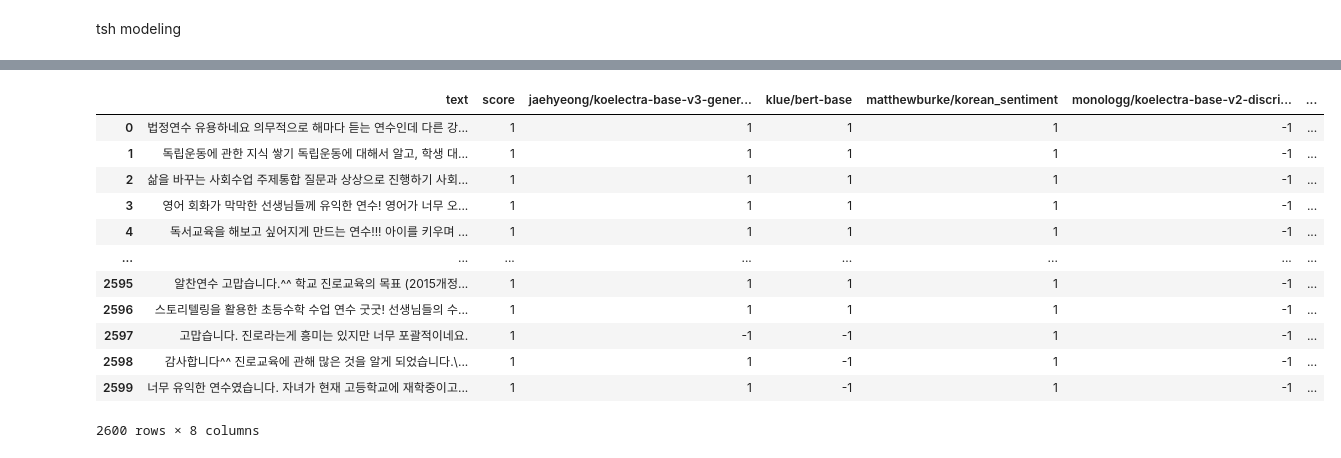
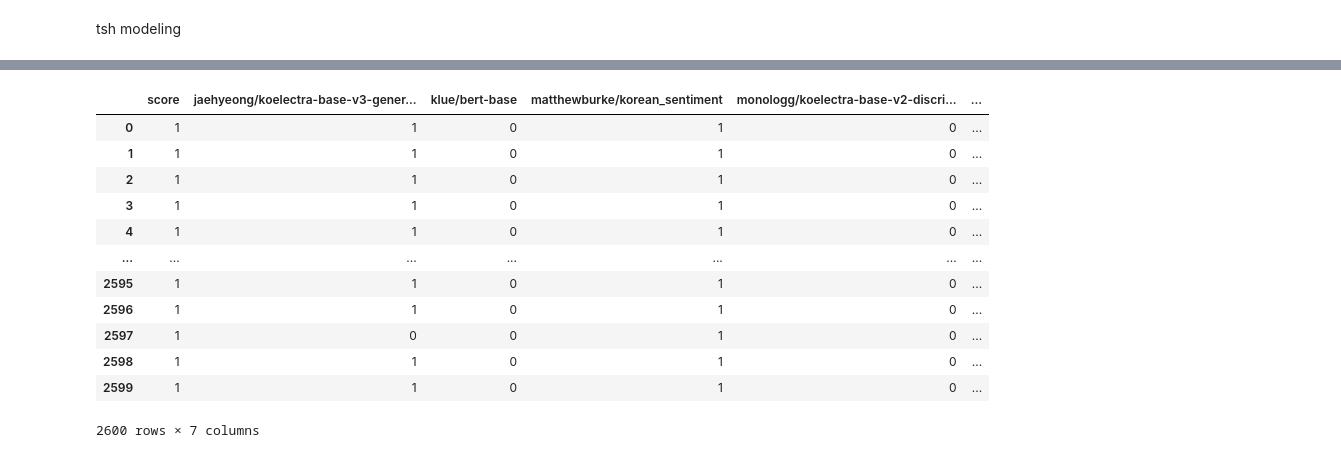
Before and after one commit to lhshs/mini_pjt, a Jupyter notebook: 230727-01_NLP/KoELECTRA.ipynb, the cells around one changed output, grey strips where cells are left out. Saved outputs shown, nothing was run; the diff lists cells and outputs as text; code cells hidden in the pictures.

```diff
--- a/230727-01_NLP/KoELECTRA.ipynb
+++ b/230727-01_NLP/KoELECTRA.ipynb
@@ -88,9 +80,9 @@ for i in model_lst: # 0,1,2,3
     for idx, review in tqdm(enumerate(review_list)):
         pred = sentiment_classifier(review)
         # print(f'{review}\n>> {pred[0]}')
-        if (pred[0]['label']=='1')&(pred[0]['score'] > 0.51) | (pred[0]['label']=='LABEL_1')&(pred[0]['score'] > 0.51):
+        if ((pred[0]['label']=='1')&(pred[0]['score']>0.7)) | ((pred[0]['label']=='LABEL_1')&(pred[0]['score']>0.7)):
             ice[pre_model][idx] = '1'
-        elif (pred[0]['label']=='0')&(pred[0]['score']>0.51) | (pred[0]['label']=='LABEL_0')&(pred[0]['score'] > 0.51):
+        elif ((pred[0]['label']=='0')&(pred[0]['score']>0.7)) | ((pred[0]['label']=='LABEL_0')&(pred[0]['score']>0.7)):
             ice[pre_model][idx] = '-1'
         else:
             ice[pre_model][idx] = '0'
@@ -181,5 +123,4 @@ See the caveats in the documentation: https://pandas.pydata.org/pandas-docs/stab
 # %%
-for i in ice.iloc[:,3:]:
+for i in ice.iloc[:, :].columns:
     print(ice[i].value_counts())
-    print()
 # %% [output]
@@ -241,9 +182,9 @@ for i in model_lst: # 0,1,2,3
     for idx, review in tqdm(enumerate(review_list)):
         pred = sentiment_classifier(review)
         # print(f'{review}\n>> {pred[0]}')
-        if (pred[0]['label']=='1')&(pred[0]['score'] > 0.51) | (pred[0]['label']=='LABEL_1')&(pred[0]['score'] > 0.51):
+        if (pred[0]['label']=='1')&(pred[0]['score'] > 0.7) | (pred[0]['label']=='LABEL_1')&(pred[0]['score'] > 0.7):
             tsh[pre_model][idx] = '1'
-        elif (pred[0]['label']=='0')&(pred[0]['score']>0.51) | (pred[0]['label']=='LABEL_0')&(pred[0]['score'] > 0.51):
+        elif (pred[0]['label']=='0')&(pred[0]['score']>0.7) | (pred[0]['label']=='LABEL_0')&(pred[0]['score'] > 0.7):
             tsh[pre_model][idx] = '-1'
         else:
             tsh[pre_model][idx] = '0'
@@ -332,16 +285,16 @@ See the caveats in the documentation: https://pandas.pydata.org/pandas-docs/stab
 # %%
-tsh
+tsh.iloc[:,1:]
 # %% [output]
-|  | text | score | jaehyeong/koelectra-base-v3-gener... | klue/bert-base | matthewburke/korean_sentiment | monologg/koelectra-base-v2-discri... | ... |
-| 0 | 법정연수 유용하네요 의무적으로 해마다 듣는 연수인데 다른 강... | 1 | 1 | 1 | 1 | -1 | ... |
-| 1 | 독립운동에 관한 지식 쌓기 독립운동에 대해서 알고, 학생 대... | 1 | 1 | 1 | 1 | -1 | ... |
-| 2 | 삶을 바꾸는 사회수업 주제통합 질문과 상상으로 진행하기 사회... | 1 | 1 | 1 | 1 | -1 | ... |
-| 3 | 영어 회화가 막막한 선생님들께 유익한 연수! 영어가 너무 오... | 1 | 1 | 1 | 1 | -1 | ... |
-| 4 | 독서교육을 해보고 싶어지게 만드는 연수!!! 아이를 키우며 ... | 1 | 1 | 1 | 1 | -1 | ... |
-| ... | ... | ... | ... | ... | ... | ... | ... |
-| 2595 | 알찬연수 고맙습니다.^^ 학교 진로교육의 목표 (2015개정... | 1 | 1 | 1 | 1 | -1 | ... |
-| 2596 | 스토리텔링을 활용한 초등수학 수업 연수 굿굿! 선생님들의 수... | 1 | 1 | 1 | 1 | -1 | ... |
-| 2597 | 고맙습니다. 진로라는게 흥미는 있지만 너무 포괄적이네요. | 1 | -1 | -1 | 1 | -1 | ... |
-| 2598 | 감사합니다^^ 진로교육에 관해 많은 것을 알게 되었습니다.\... | 1 | 1 | -1 | 1 | -1 | ... |
-| 2599 | 너무 유익한 연수였습니다. 자녀가 현재 고등학교에 재학중이고... | 1 | 1 | -1 | 1 | -1 | ... |
+|  | score | jaehyeong/koelectra-base-v3-gener... | klue/bert-base | matthewburke/korean_sentiment | monologg/koelectra-base-v2-discri... | ... |
+| 0 | 1 | 1 | 0 | 1 | 0 | ... |
+| 1 | 1 | 1 | 0 | 1 | 0 | ... |
+| 2 | 1 | 1 | 0 | 1 | 0 | ... |
+| 3 | 1 | 1 | 0 | 1 | 0 | ... |
+| 4 | 1 | 1 | 0 | 1 | 0 | ... |
+| ... | ... | ... | ... | ... | ... | ... |
+| 2595 | 1 | 1 | 0 | 1 | 0 | ... |
+| 2596 | 1 | 1 | 0 | 1 | 0 | ... |
+| 2597 | 1 | 0 | 0 | 1 | 0 | ... |
+| 2598 | 1 | 1 | 0 | 1 | 0 | ... |
+| 2599 | 1 | 1 | 0 | 1 | 0 | ... |
-2600 rows × 8 columns
+2600 rows × 7 columns
```
Also changed, not shown: parts of 11 cells of this notebook, 17 other files.
